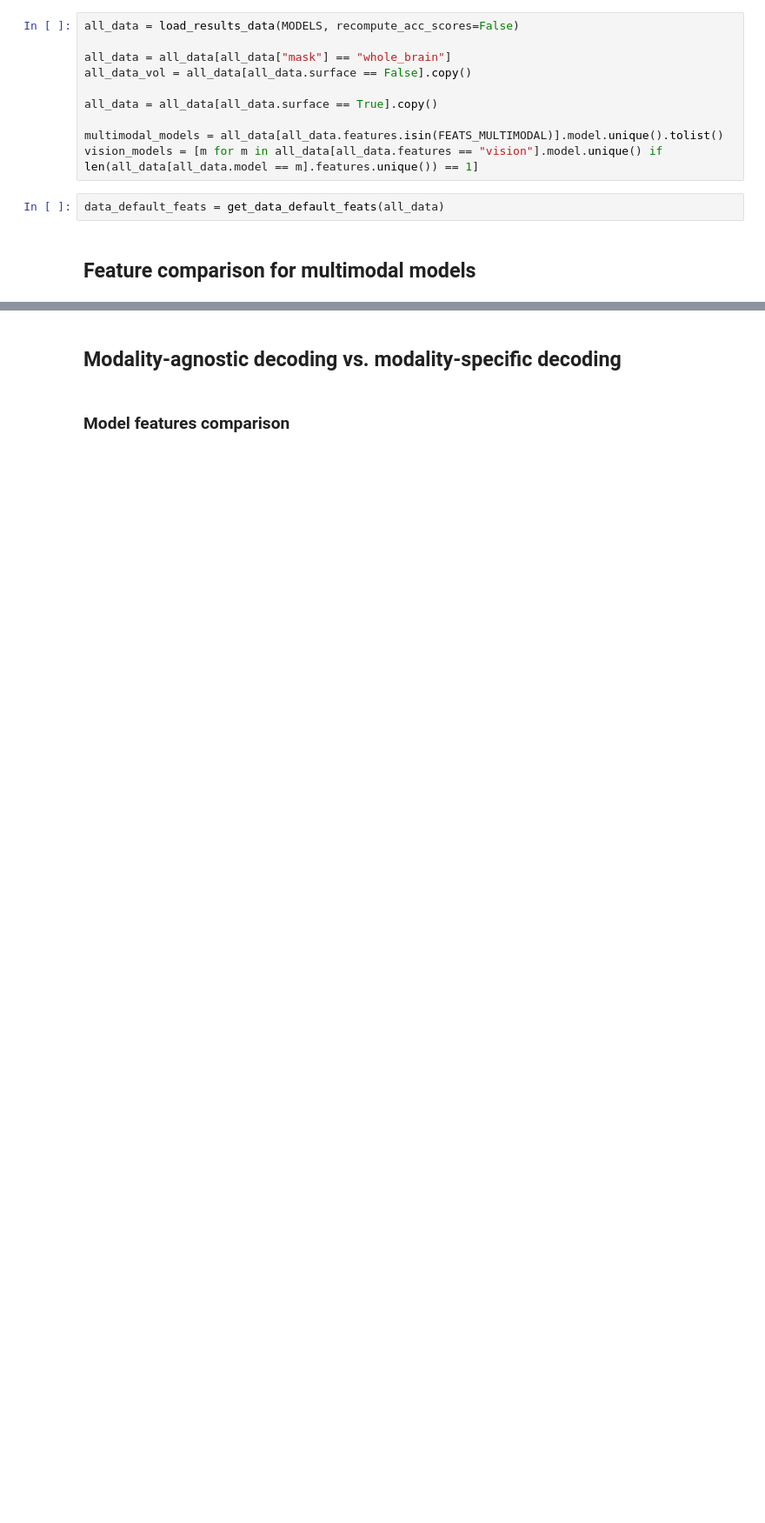
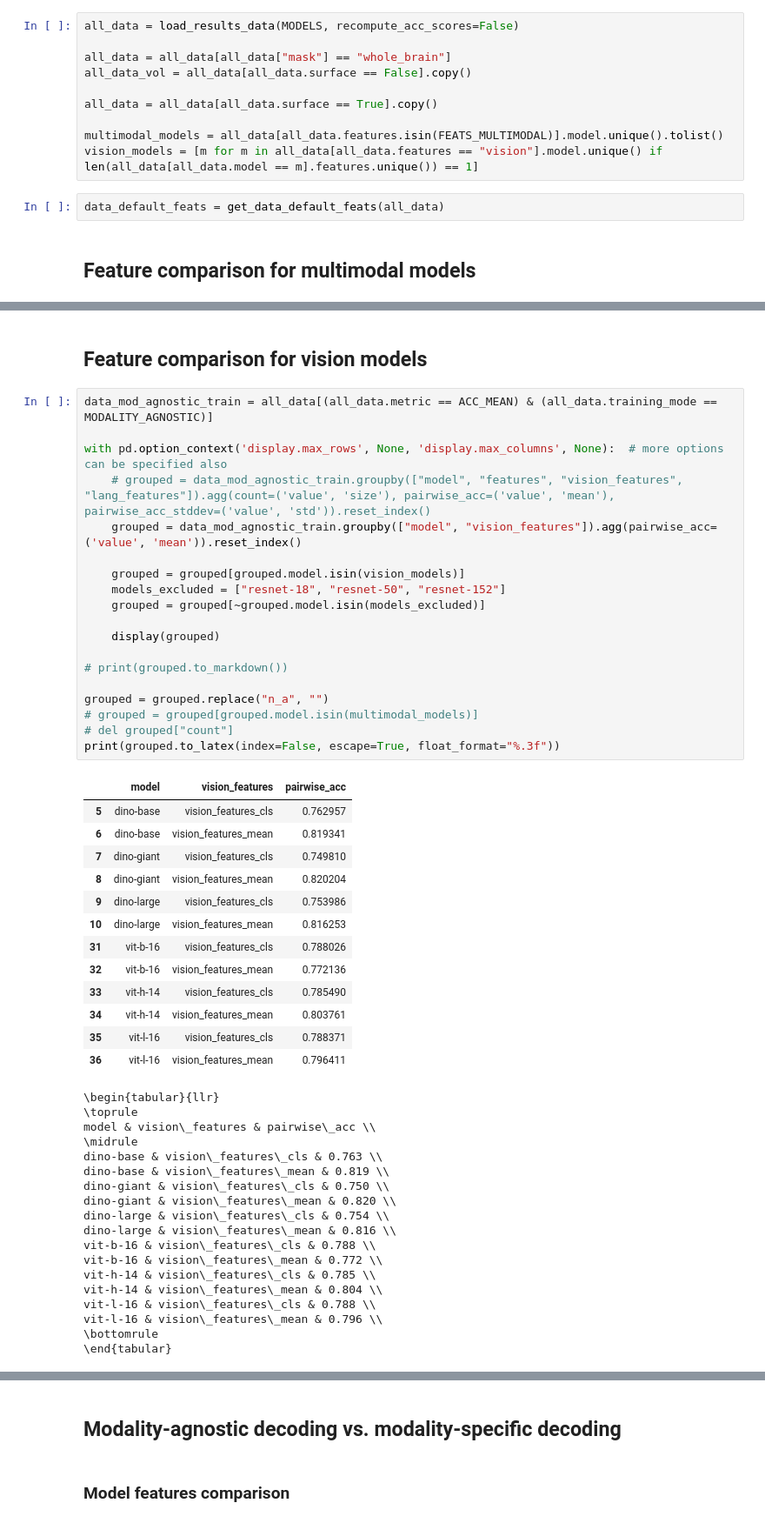
Before and after one commit to mitjanikolaus/multimodal_decoding, a Jupyter notebook: notebooks/modality_agnostic_decoding.ipynb, the cells around one changed output, grey strips where cells are left out. Shown at 87% size. Cells and saved outputs as stored; diff of their text form; blank space fills up the shorter version.

```diff
--- a/notebooks/modality_agnostic_decoding.ipynb
+++ b/notebooks/modality_agnostic_decoding.ipynb
@@ -93,0 +117,53 @@ with pd.option_context('display.max_rows', None, 'display.max_columns', None):
+# %% [markdown]
+## Feature comparison for vision models
+# %%
+data_mod_agnostic_train = all_data[(all_data.metric == ACC_MEAN) & (all_data.training_mode == MODALITY_AGNOSTIC)]
+
+with pd.option_context('display.max_rows', None, 'display.max_columns', None):  # more options can be specified also
+    # grouped = data_mod_agnostic_train.groupby(["model", "features", "vision_features", "lang_features"]).agg(count=('value', 'size'), pairwise_acc=('value', 'mean'), pairwise_acc_stddev=('value', 'std')).reset_index()
+    grouped = data_mod_agnostic_train.groupby(["model", "vision_features"]).agg(pairwise_acc=('value', 'mean')).reset_index()
+
+    grouped = grouped[grouped.model.isin(vision_models)]
+    models_excluded = ["resnet-18", "resnet-50", "resnet-152"]
+    grouped = grouped[~grouped.model.isin(models_excluded)]
+
+    display(grouped)
+
+# print(grouped.to_markdown())
+
+grouped = grouped.replace("n_a", "")
+# grouped = grouped[grouped.model.isin(multimodal_models)]
+# del grouped["count"]
+print(grouped.to_latex(index=False, escape=True, float_format="%.3f"))
+# %% [output]
+|  | model | vision_features | pairwise_acc |
+| 5 | dino-base | vision_features_cls | 0.762957 |
+| 6 | dino-base | vision_features_mean | 0.819341 |
+| 7 | dino-giant | vision_features_cls | 0.749810 |
+| 8 | dino-giant | vision_features_mean | 0.820204 |
+| 9 | dino-large | vision_features_cls | 0.753986 |
+| 10 | dino-large | vision_features_mean | 0.816253 |
+| 31 | vit-b-16 | vision_features_cls | 0.788026 |
+| 32 | vit-b-16 | vision_features_mean | 0.772136 |
+| 33 | vit-h-14 | vision_features_cls | 0.785490 |
+| 34 | vit-h-14 | vision_features_mean | 0.803761 |
+| 35 | vit-l-16 | vision_features_cls | 0.788371 |
+| 36 | vit-l-16 | vision_features_mean | 0.796411 |
+\begin{tabular}{llr}
+\toprule
+model & vision\_features & pairwise\_acc \\
+\midrule
+dino-base & vision\_features\_cls & 0.763 \\
+dino-base & vision\_features\_mean & 0.819 \\
+dino-giant & vision\_features\_cls & 0.750 \\
+dino-giant & vision\_features\_mean & 0.820 \\
+dino-large & vision\_features\_cls & 0.754 \\
+dino-large & vision\_features\_mean & 0.816 \\
+vit-b-16 & vision\_features\_cls & 0.788 \\
+vit-b-16 & vision\_features\_mean & 0.772 \\
+vit-h-14 & vision\_features\_cls & 0.785 \\
+vit-h-14 & vision\_features\_mean & 0.804 \\
+vit-l-16 & vision\_features\_cls & 0.788 \\
+vit-l-16 & vision\_features\_mean & 0.796 \\
+\bottomrule
+\end{tabular}
```
Also changed, not shown: parts of 6 cells of this notebook, 1 other file.
